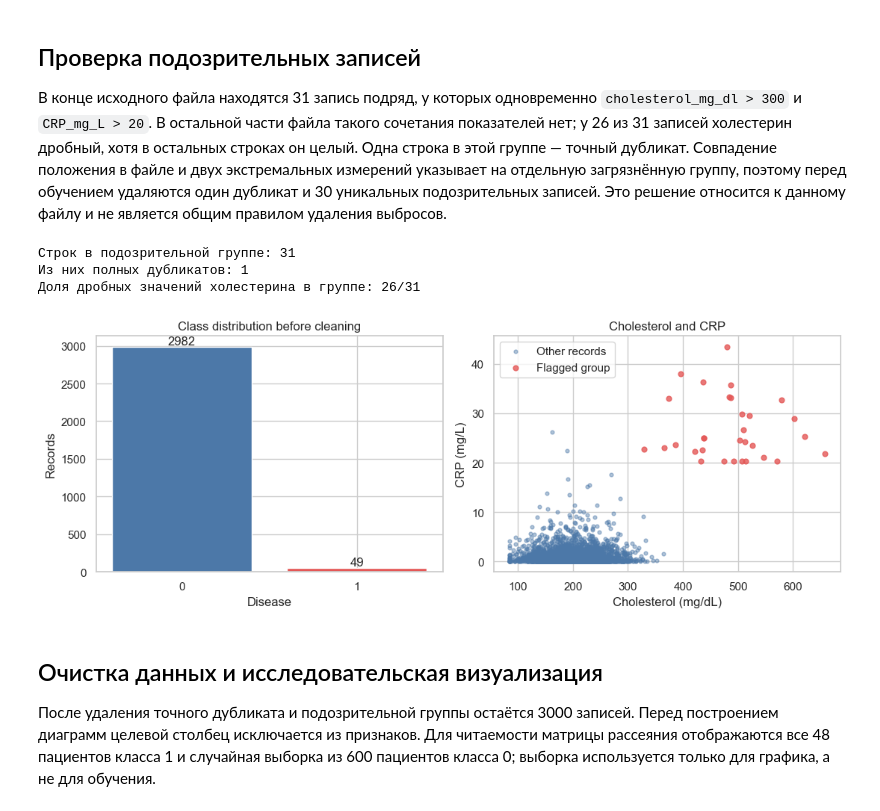
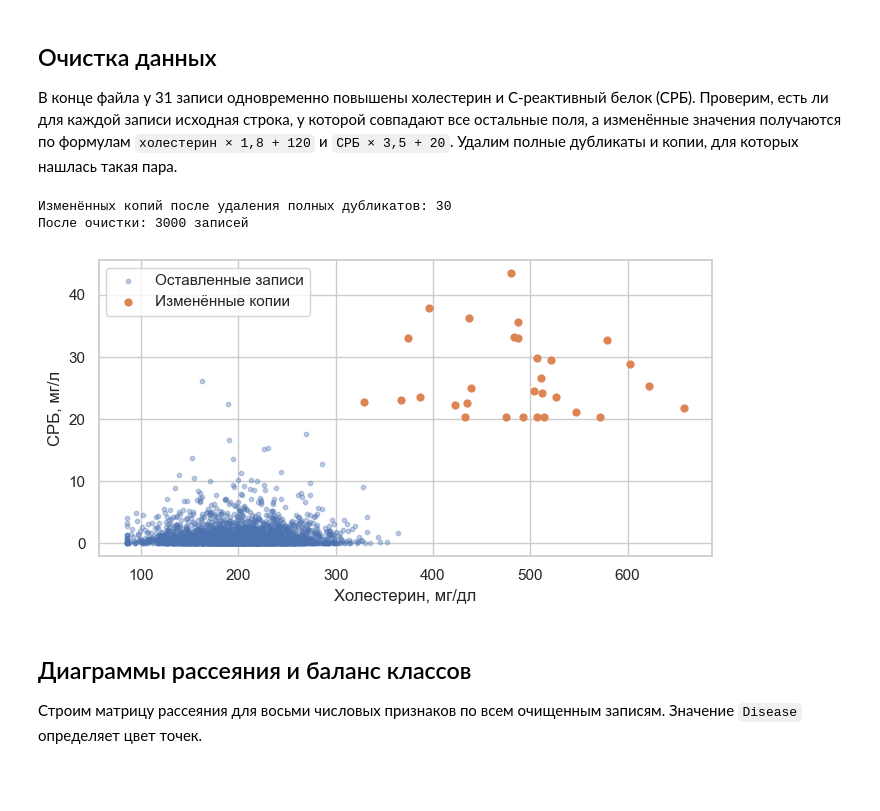
Before and after one commit to Echways/ItDA, a Jupyter notebook: lab-5/ЛР5_Моисеев_1.ipynb, the cells around one changed output. Cells and saved outputs as stored; diff of their text form; code cells hidden in the pictures; blank space fills up the shorter version.

```diff
--- a/lab-5/ЛР5_Моисеев_1.ipynb
+++ b/lab-5/ЛР5_Моисеев_1.ipynb
@@ -66,34 +60,47 @@ display(data.head())
 # %% [markdown]
-## Проверка подозрительных записей
+## Очистка данных
 
-В конце исходного файла находятся 31 запись подряд, у которых одновременно `cholesterol_mg_dl > 300` и `CRP_mg_L > 20`. В остальной части файла такого сочетания показателей нет; у 26 из 31 записей холестерин дробный, хотя в остальных строках он целый. Одна строка в этой группе — точный дубликат. Совпадение положения в файле и двух экстремальных измерений указывает на отдельную загрязнённую группу, поэтому перед обучением удаляются один дубликат и 30 уникальных подозрительных записей. Это решение относится к данному файлу и не является общим правилом удаления выбросов.
+В конце файла у 31 записи одновременно повышены холестерин и С-реактивный белок (СРБ). Проверим, есть ли для каждой записи исходная строка, у которой совпадают все остальные поля, а изменённые значения получаются по формулам `холестерин × 1,8 + 120` и `СРБ × 3,5 + 20`. Удалим полные дубликаты и копии, для которых нашлась такая пара.
 # %%
-candidate_mask = (data["cholesterol_mg_dl"] > 300) & (data["CRP_mg_L"] > 20)
-print(f"Строк в подозрительной группе: {int(candidate_mask.sum())}")
-print(f"Из них полных дубликатов: {int(data.loc[candidate_mask].duplicated().sum())}")
-print(f"Доля дробных значений холестерина в группе: {int((data.loc[candidate_mask, 'cholesterol_mg_dl'] % 1 != 0).sum())}/31")
+cholesterol = "cholesterol_mg_dl"
+crp = "CRP_mg_L"
+unique_data = data.drop_duplicates()
+unchanged_columns = unique_data.columns.difference([cholesterol, crp]).tolist()
 
-fig, axes = plt.subplots(1, 2, figsize=(11, 4.2))
-class_counts = data["Disease"].value_counts().sort_index()
-axes[0].bar(class_counts.index.astype(str), class_counts.values, color=["#4C78A8", "#E45756"])
-axes[0].set(title="Class distribution before cleaning", xlabel="Disease", ylabel="Records")
-axes[0].bar_label(axes[0].containers[0])
-axes[1].scatter(data.loc[~candidate_mask, "cholesterol_mg_dl"], data.loc[~candidate_mask, "CRP_mg_L"],
-                s=12, alpha=0.45, label="Other records", color="#4C78A8")
-axes[1].scatter(data.loc[candidate_mask, "cholesterol_mg_dl"], data.loc[candidate_mask, "CRP_mg_L"],
-                s=24, alpha=0.8, label="Flagged group", color="#E45756")
-axes[1].set(title="Cholesterol and CRP", xlabel="Cholesterol (mg/dL)", ylabel="CRP (mg/L)")
-axes[1].legend(frameon=True)
+pairs = unique_data.reset_index(names="row").merge(
+    unique_data,
+    on=unchanged_columns,
+    suffixes=("_copy", "_original"),
+)
+matches = (
+    np.isclose(pairs[f"{cholesterol}_copy"], 1.8 * pairs[f"{cholesterol}_original"] + 120)
+    & np.isclose(pairs[f"{crp}_copy"], 3.5 * pairs[f"{crp}_original"] + 20)
+)
+modified_rows = unique_data.index.isin(pairs.loc[matches, "row"])
+clean_data = unique_data.loc[~modified_rows].reset_index(drop=True)
+
+print(f"Изменённых копий после удаления полных дубликатов: {modified_rows.sum()}")
+print(f"После очистки: {len(clean_data)} записей")
+
+fig, ax = plt.subplots(figsize=(7, 3.8))
+ax.scatter(clean_data[cholesterol], clean_data[crp], s=10, alpha=0.35, label="Оставленные записи")
+ax.scatter(
+    unique_data.loc[modified_rows, cholesterol],
+    unique_data.loc[modified_rows, crp],
+    s=24,
+    label="Изменённые копии",
+)
+ax.set(xlabel="Холестерин, мг/дл", ylabel="СРБ, мг/л")
+ax.legend()
 fig.tight_layout()
-fig.savefig(IMAGE_DIR / "data_audit.png", dpi=180, bbox_inches="tight")
+fig.savefig(IMAGE_DIR / "data_audit.png", dpi=180)
 plt.show()
 # %% [output]
-Строк в подозрительной группе: 31
-Из них полных дубликатов: 1
-Доля дробных значений холестерина в группе: 26/31
+Изменённых копий после удаления полных дубликатов: 30
+После очистки: 3000 записей
-[figure, old version]
+[figure, new version]
 # %% [markdown]
-## Очистка данных и исследовательская визуализация
+## Диаграммы рассеяния и баланс классов
 
-После удаления точного дубликата и подозрительной группы остаётся 3000 записей. Перед построением диаграмм целевой столбец исключается из признаков. Для читаемости матрицы рассеяния отображаются все 48 пациентов класса 1 и случайная выборка из 600 пациентов класса 0; выборка используется только для графика, а не для обучения.
+Строим матрицу рассеяния для восьми числовых признаков по всем очищенным записям. Значение `Disease` определяет цвет точек.
 # %%
```
Also changed, not shown: parts of 11 cells of this notebook, 8 other files.
